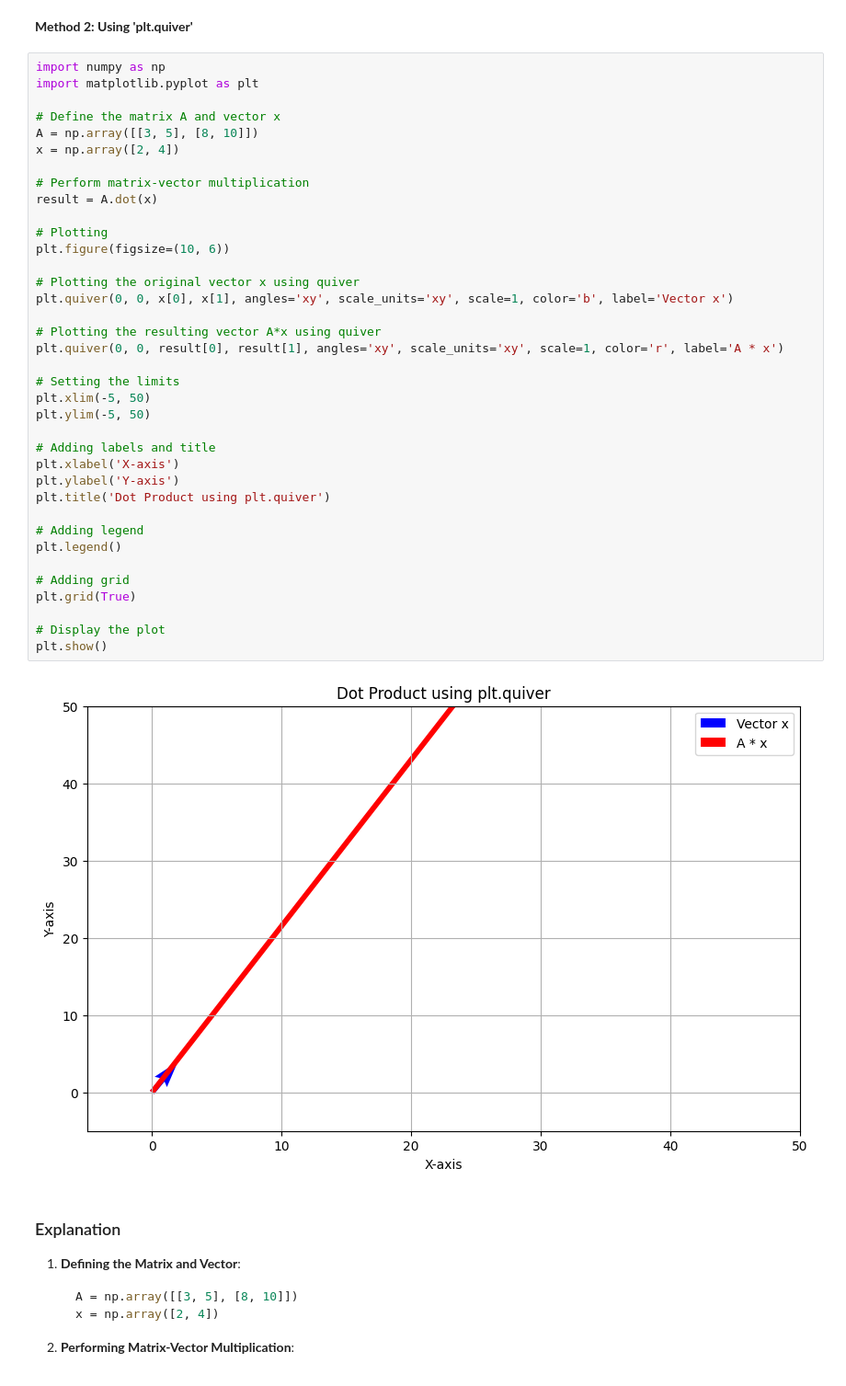
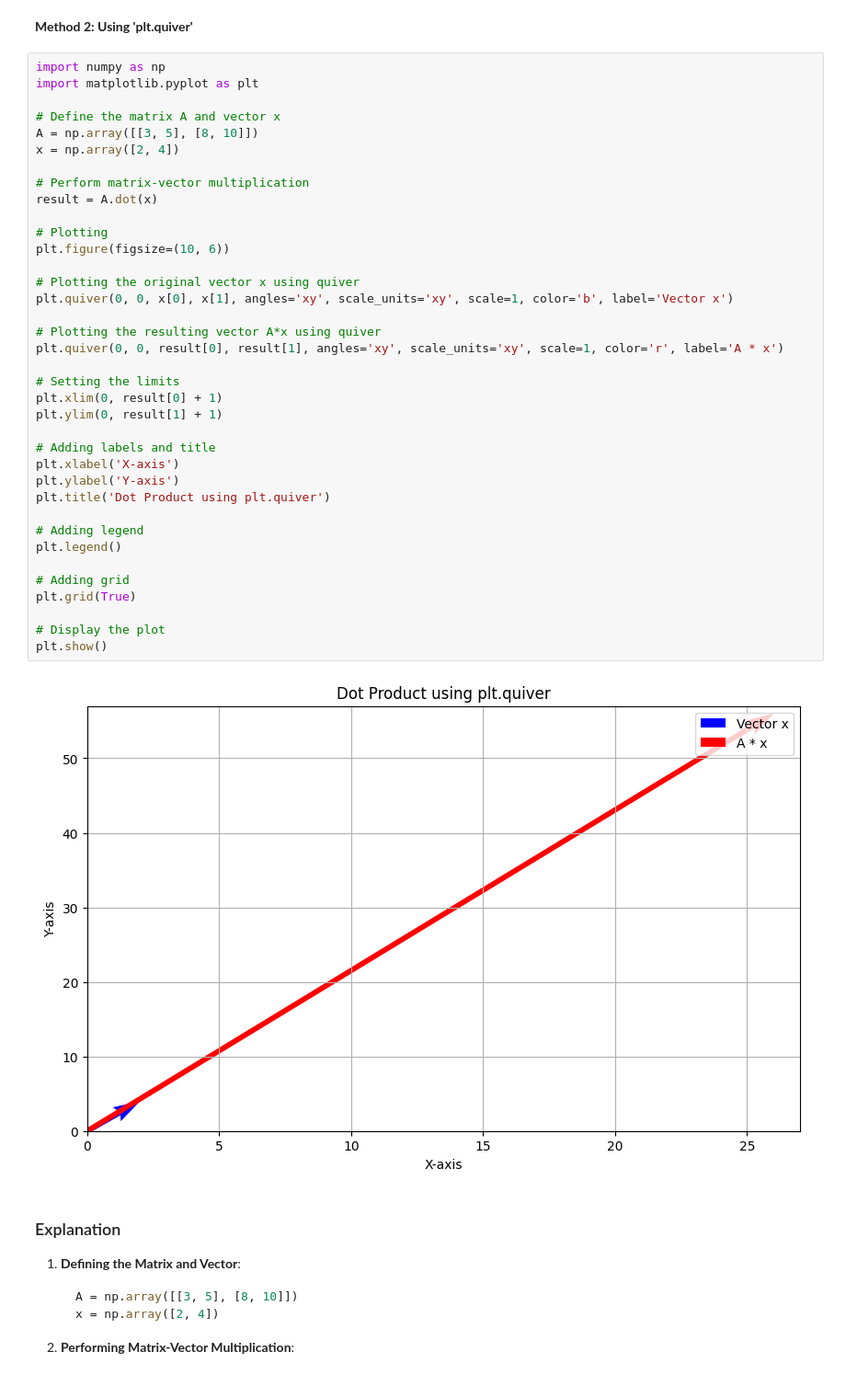
Before and after one commit to Rizwansaifi571/Data_Visualization_Using_Python, a Jupyter notebook: Question_15.ipynb, the cells around one changed output. Shown at 92% size. Drawn from its saved outputs; the diff is of its cells as text.

Commit message:
Data_Visualization.

```diff
--- a/Question_15.ipynb
+++ b/Question_15.ipynb
@@ -61,36 +61,36 @@ A = np.array([[3, 5], [8, 10]])
 x = np.array([2, 4])
 
 # Perform matrix-vector multiplication
 result = A.dot(x)
 
 # Plotting
 plt.figure(figsize=(10, 6))
 
 # Plotting the original vector x using quiver
 plt.quiver(0, 0, x[0], x[1], angles='xy', scale_units='xy', scale=1, color='b', label='Vector x')
 
 # Plotting the resulting vector A*x using quiver
 plt.quiver(0, 0, result[0], result[1], angles='xy', scale_units='xy', scale=1, color='r', label='A * x')
 
 # Setting the limits
-plt.xlim(-5, 50)
-plt.ylim(-5, 50)
+plt.xlim(0, result[0] + 1)
+plt.ylim(0, result[1] + 1)
 
 # Adding labels and title
 plt.xlabel('X-axis')
 plt.ylabel('Y-axis')
 plt.title('Dot Product using plt.quiver')
 
 # Adding legend
 plt.legend()
 
 # Adding grid
 plt.grid(True)
 
 # Display the plot
 plt.show()
 # %% [output]
-[figure, old version]
+[figure, new version]
 # %% [markdown]
 ### Explanation
 
```
Also changed, not shown: parts of 1 cell of this notebook.
